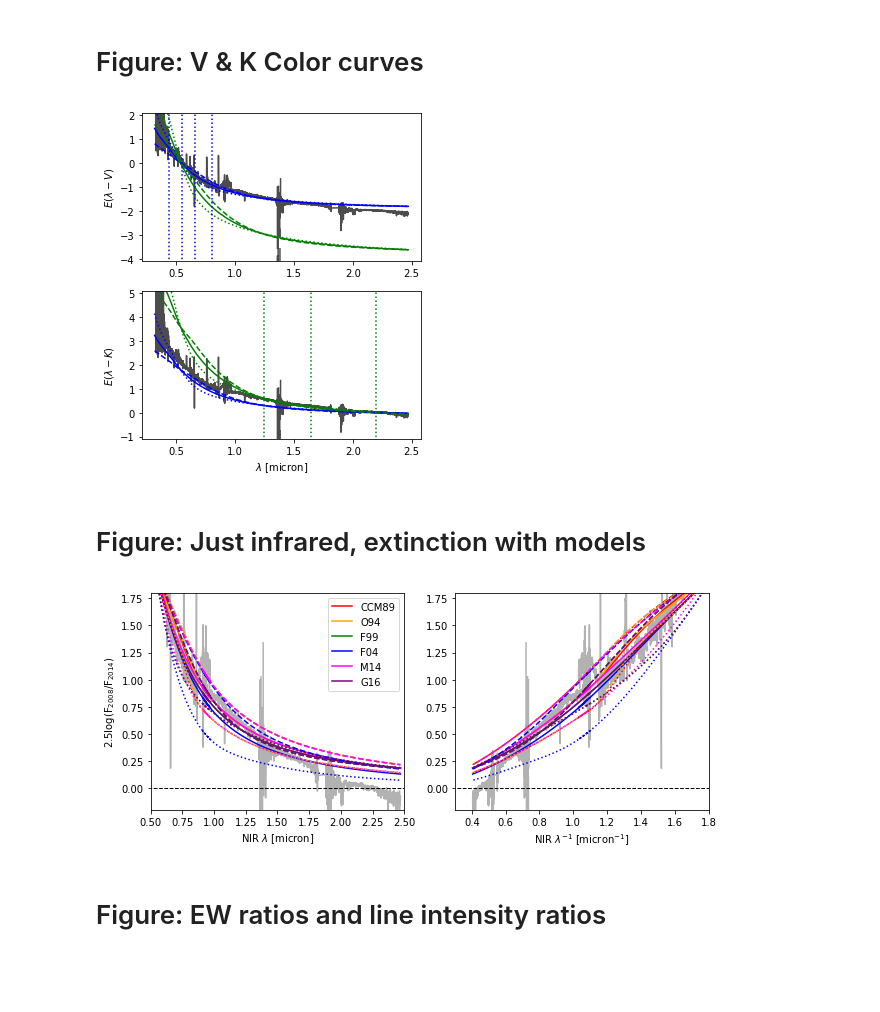
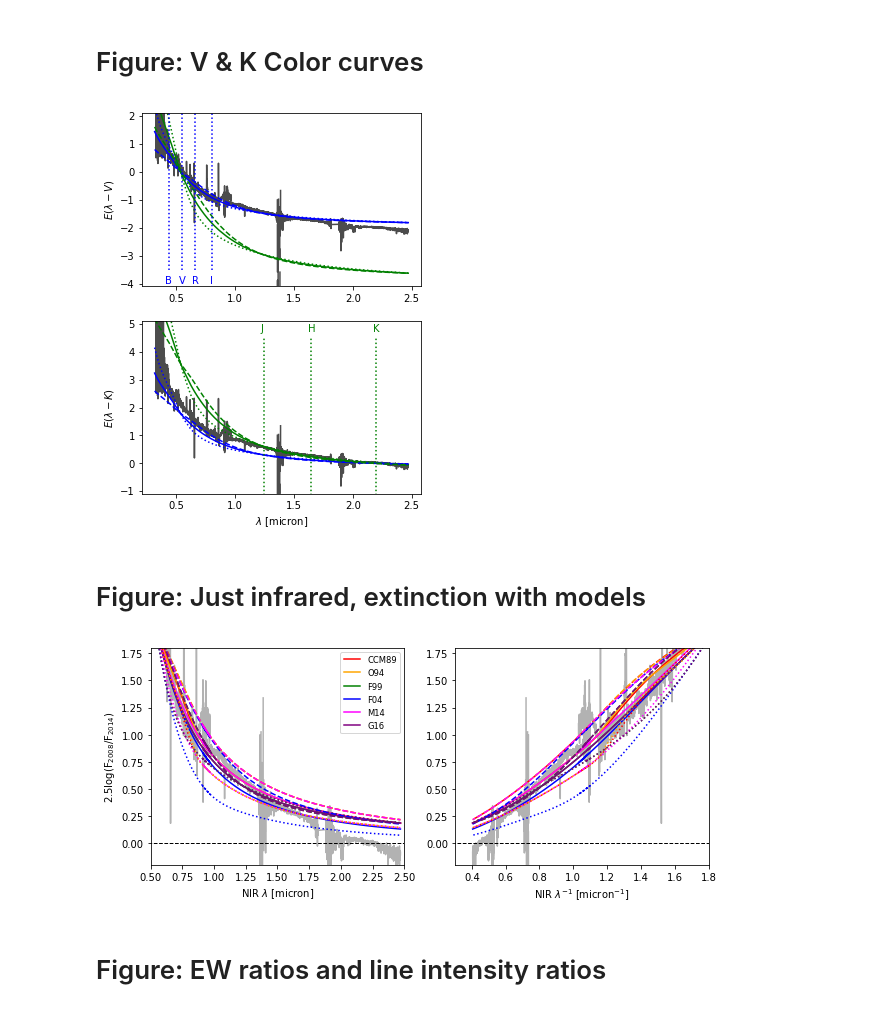
Before and after one commit to krislars/AA_Tau_Covey, a Jupyter notebook: AATau_5_figures.ipynb, the cells around one changed output. Drawn from its saved outputs; the diff is of its cells as text; code cells hidden in the pictures; blank space fills up the shorter version.

```diff
--- a/AATau_5_figures.ipynb
+++ b/AATau_5_figures.ipynb
@@ -236,46 +241,55 @@ plt.show()
 # %% [markdown]
 # Figure: V & K Color curves <a name="colorexcesscurves"></a>
 # %%
-fig,axs=plt.subplots(2,1,figsize=(5,6))
+fig,axs=plt.subplots(2,1,figsize=(5,7))
 
 axs[0].set_ylabel('$E(\lambda-V)$')
 axs[0].plot(allwav_dec02,ext_dec02-2.0,'k',alpha=0.7)
 for R,line, in list(zip((2,3,5),('dotted','solid','dashed'))):
     ext=F99(Rv=R)
     axs[0].plot(allwav_2008,2.0*ext(allwav_2008)-2.0,'b',linestyle=line)
     axs[0].plot(allwav_2008,4.0*ext(allwav_2008)-4.0,'g',linestyle=line)
 axs[0].set_ylim(-4.1,2.1)
 
 AK=mags2[0]-mags1[0] # observed A_K: K in 2014 - K in 2008
 AKext=mags1ext[:,0]-mags1[0] # K for 2008 extinguished for all 6 models - K in 2008
 # get R=3 in the j=1 element (AV=2) and j=4 element (AV=4)
 j=1
 
-axs[0].plot([.44,.44],[-5,3],'b',linestyle='dotted')
-axs[0].plot([.55,.55],[-5,3],'b',linestyle='dotted')
-axs[0].plot([.66,.66],[-5,3],'b',linestyle='dotted')
-axs[0].plot([.81,.81],[-5,3],'b',linestyle='dotted')
+axs[0].plot([.44,.44],[-3.5,3],'b',linestyle='dotted')
+axs[0].plot([.55,.55],[-3.5,3],'b',linestyle='dotted')
+axs[0].plot([.66,.66],[-3.5,3],'b',linestyle='dotted')
+axs[0].plot([.81,.81],[-3.5,3],'b',linestyle='dotted')
+
+axs[0].text(0.41,-4,'B',color='blue')
+axs[0].text(0.525,-4,'V',color='blue')
+axs[0].text(0.635,-4,'R',color='blue')
+axs[0].text(0.79,-4,'I',color='blue')
 
 axs[1].set_ylabel('$E(\lambda-K)$')
 axs[1].plot(allwav_dec02,(ext_dec02-AK),'k',alpha=0.7,label='2008 -> 2014')
 for R,line, in list(zip((2,3,5),('dotted','solid','dashed'))):
     ext=F99(Rv=R)
     axs[1].plot(allwav_2008,(2.0*ext(allwav_2008)-AKext[j]),'b',linestyle=line)
     axs[1].plot(allwav_2008,(4.0*ext(allwav_2008)-AKext[j+3]),'g',linestyle=line)
 axs[1].set_ylim(-1.1,5.1)
 
 axs[1].set_xlabel('$\lambda$ [micron]')
 
-axs[1].plot([1.25,1.25],[-2,6],'g',linestyle='dotted')
-axs[1].plot([1.65,1.65],[-2,6],'g',linestyle='dotted')
-axs[1].plot([2.2,2.2],[-2,6],'g',linestyle='dotted')
+axs[1].plot([1.25,1.25],[-2,4.5],'g',linestyle='dotted')
+axs[1].plot([1.65,1.65],[-2,4.5],'g',linestyle='dotted')
+axs[1].plot([2.2,2.2],[-2,4.5],'g',linestyle='dotted')
 
+axs[1].text(1.22,4.7,'J',color='green')
+axs[1].text(1.62,4.7,'H',color='green')
+axs[1].text(2.17,4.7,'K',color='green')
 
 fig.subplots_adjust(hspace=0.2)
 
-plt.show()
+# plt.show()
+plt.savefig('colorcurves.eps',bbox_inches='tight')
 # %% [output]
-[figure, old version]
+[figure, new version]
 # %% [markdown]
 # Figure: Just infrared, extinction with models <a name="NIRextcurves"></a>
 # %%
@@ -347,7 +361,7 @@ axs[0].set_ylim(-0.2,1.8)
 axs[1].set_ylim(-0.2,1.8)
 axs[0].set_xlim(.5,2.5)
 axs[1].set_xlim(.3,1.8)
-axs[0].legend(loc='best')
+axs[0].legend(loc='best',fontsize='small')
 
 axs[0].plot([0,3],[0,0],'--k',linewidth=1)
 axs[1].plot([0,3],[0,0],'--k',linewidth=1)
@@ -356,9 +370,10 @@ axs[1].plot([0,3],[0,0],'--k',linewidth=1)
 axs[0].set_xlabel('NIR $\lambda$ [micron]')
 axs[1].set_xlabel('NIR $\lambda^{-1}$ [micron$^{-1}$]')
 
-plt.show()
+# plt.show()
+plt.savefig('IRcurves.eps',bbox_inches='tight')
 # %% [output]
-[figure, old version]
+[figure, new version]
 # %% [markdown]
 # Figure: EW ratios and line intensity ratios <a name="veilratios"></a>
 # %%
```
Also changed, not shown: parts of 15 cells of this notebook, 3 other files.
